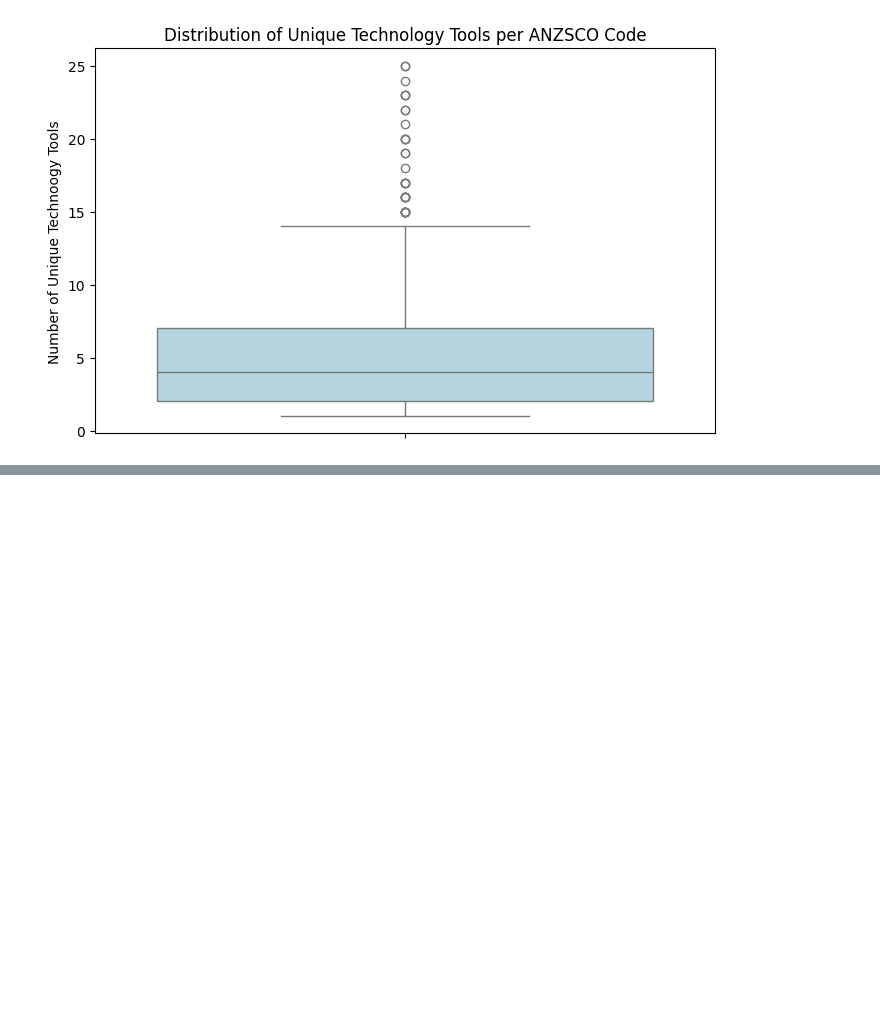
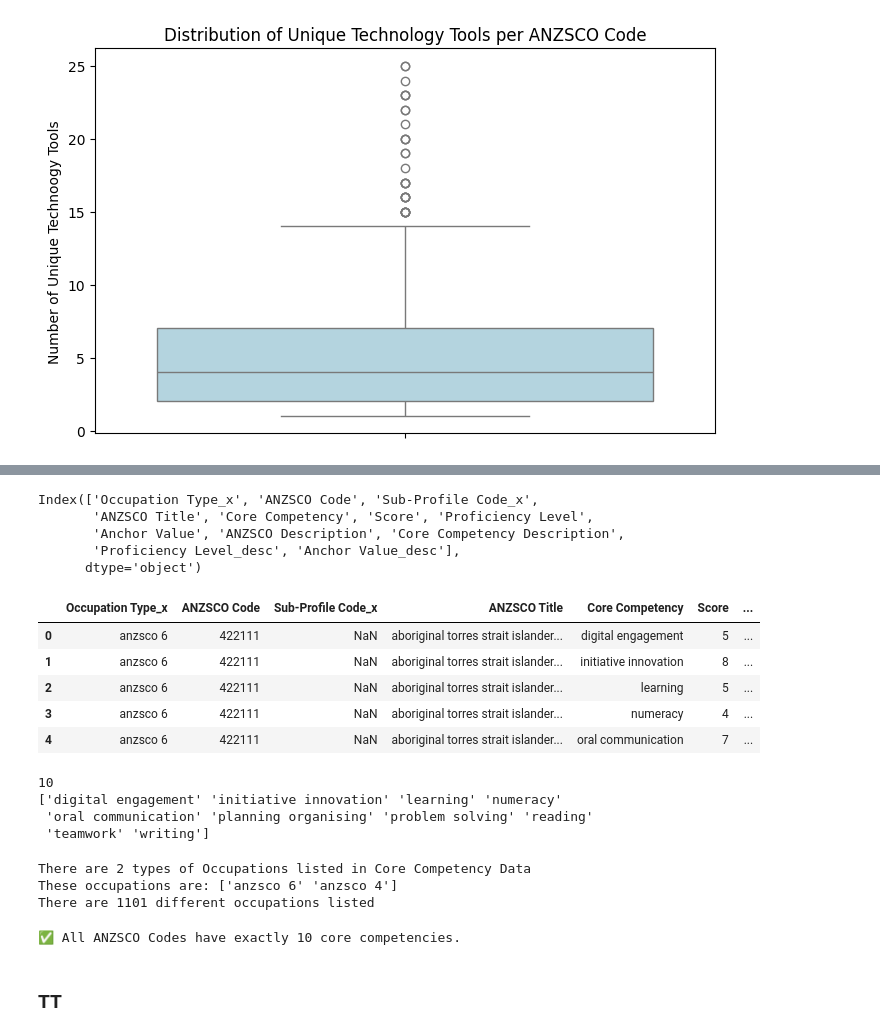
Before and after one commit to SidArora01/TextAnalysis-NLP-AT1, a Jupyter notebook: Initial EDA.ipynb, the cells around one changed output, grey strips where cells are left out. Drawn from its saved outputs; the diff is of its cells as text; code cells hidden in the pictures; blank space fills up the shorter version.

```diff
--- a/Initial EDA.ipynb
+++ b/Initial EDA.ipynb
@@ -416,0 +513,15 @@ print(top_outliers)
+# %%
+def merge_cc_df(df1, df2, df3):
+    merged_df = pd.merge(df1, df3, on=["ANZSCO Code", "ANZSCO Title"], how="left")
+
+    print("\nStep 1: Core Competencies merged with Occupation Data")
+    print(merged_df.head())
+    merged_df = pd.merge(merged_df, df2, on=["Core Competency", "Score"], how="left", suffixes=("", "_desc"))
+
+    print("\nStep 2: Final Merged Dataset with Descriptions")
+    print(merged_df.head())
+
+    return merged_df
+
+
+cc_merged_df = merge_cc_df(cc_df, cc_desc_df, occupation_df)
@@ -416,0 +752,46 @@ print(top_outliers)
+# %%
+cc_merged_df.drop(columns=[ "Sub-Profile Code_y" , "Occupation Type_y"], inplace=True)
+cc_merged_df.columns
+# %% [output]
+Index(['Occupation Type_x', 'ANZSCO Code', 'Sub-Profile Code_x',
+       'ANZSCO Title', 'Core Competency', 'Score', 'Proficiency Level',
+       'Anchor Value', 'ANZSCO Description', 'Core Competency Description',
+       'Proficiency Level_desc', 'Anchor Value_desc'],
+      dtype='object')
+# %%
+cc_merged_df.head()
+# %% [output]
+|  | Occupation Type_x | ANZSCO Code | Sub-Profile Code_x | ANZSCO Title | Core Competency | Score | ... |
+| 0 | anzsco 6 | 422111 | NaN | aboriginal torres strait islander... | digital engagement | 5 | ... |
+| 1 | anzsco 6 | 422111 | NaN | aboriginal torres strait islander... | initiative innovation | 8 | ... |
+| 2 | anzsco 6 | 422111 | NaN | aboriginal torres strait islander... | learning | 5 | ... |
+| 3 | anzsco 6 | 422111 | NaN | aboriginal torres strait islander... | numeracy | 4 | ... |
+| 4 | anzsco 6 | 422111 | NaN | aboriginal torres strait islander... | oral communication | 7 | ... |
+# %%
+print(cc_merged_df['Core Competency'].nunique())
+print(cc_merged_df['Core Competency'].unique())
+# %% [output]
+10
+['digital engagement' 'initiative innovation' 'learning' 'numeracy'
+ 'oral communication' 'planning organising' 'problem solving' 'reading'
+ 'teamwork' 'writing']
+# %%
+print("There are",cc_merged_df['Occupation Type_x'].nunique(), "types of Occupations listed in Core Competency Data")
+print('These occupations are:', cc_merged_df['Occupation Type_x'].unique())
+print("There are",cc_merged_df['ANZSCO Code'].nunique(), "different occupations listed")
+# %% [output]
+There are 2 types of Occupations listed in Core Competency Data
+These occupations are: ['anzsco 6' 'anzsco 4']
+There are 1101 different occupations listed
+# %%
+cc_counts = cc_merged_df.groupby("ANZSCO Code")["Core Competency"].nunique().sort_values(ascending=False)
+
+
+if (cc_counts == 10).all():
+    print("✅ All ANZSCO Codes have exactly 10 core competencies.")
+else:
+    print("❌ Some ANZSCO Codes have more or less than 10 core competencies.")
+# %% [output]
+✅ All ANZSCO Codes have exactly 10 core competencies.
+# %% [markdown]
+### TT
```
Also changed, not shown: parts of 42 cells of this notebook.
